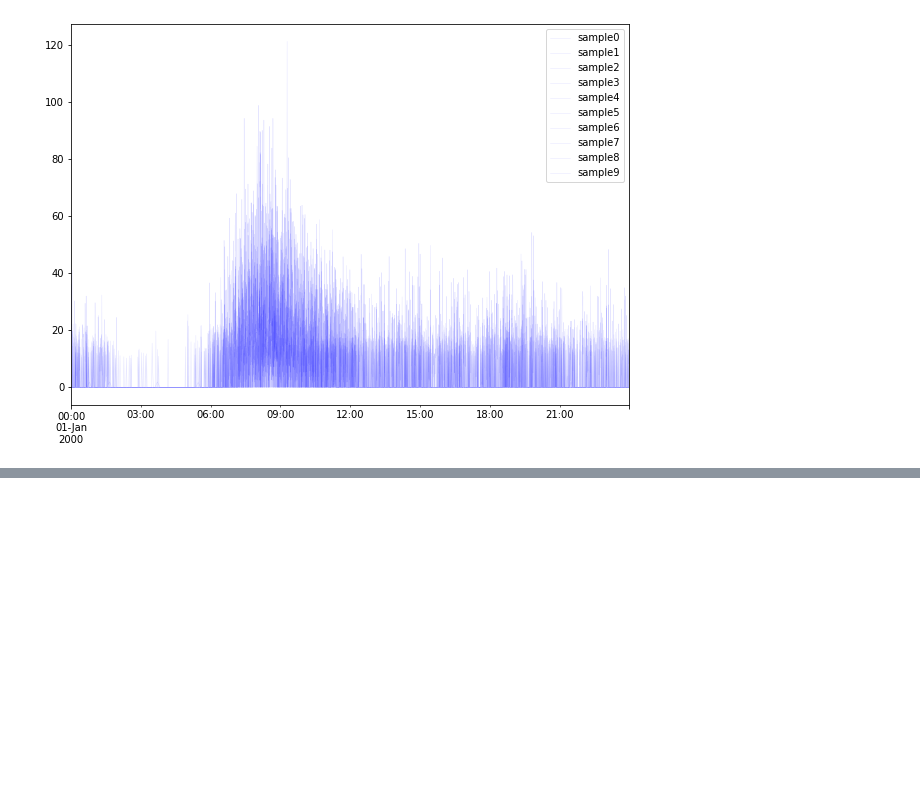
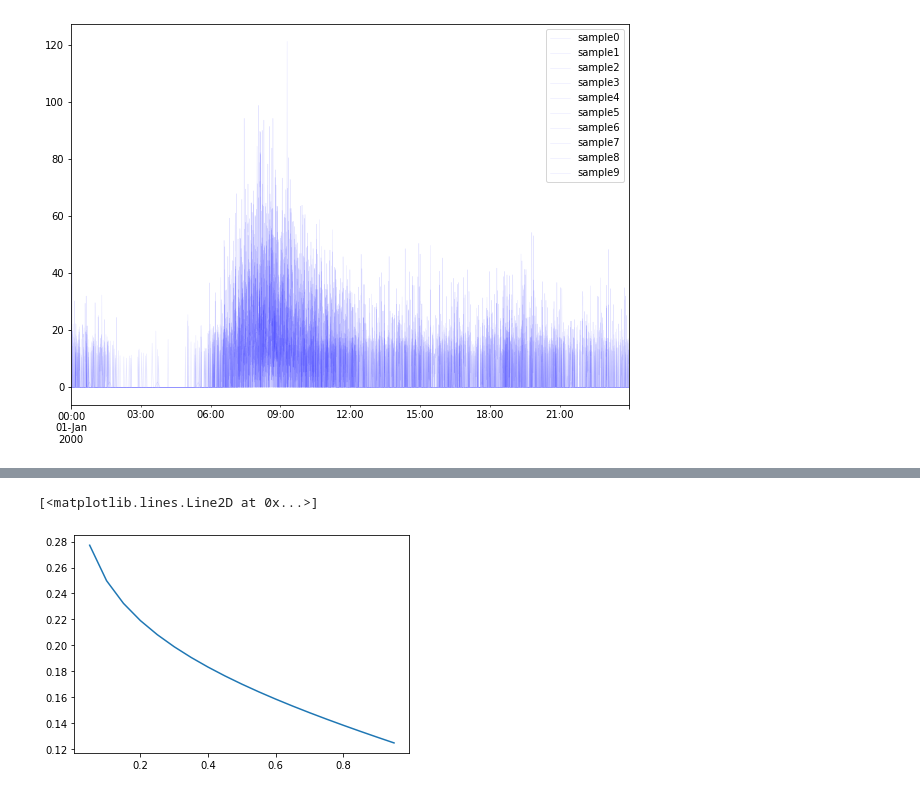
Before and after one commit to alBartig/SWMMpulse, a Jupyter notebook: eval_check_simdata.ipynb, the cells around one changed output, grey strips where cells are left out. Saved outputs shown, nothing was run; the diff lists cells and outputs as text; code cells hidden in the pictures; blank space fills up the shorter version.

```diff
--- a/eval_check_simdata.ipynb
+++ b/eval_check_simdata.ipynb
@@ -213,0 +323,10 @@ plt.savefig(fdir/"timeseries_alpha.png")
+# %%
+def dalpha(alpha):
+        return (-0.5*np.log(alpha/2))**0.5/24**0.5
+
+x = np.arange(0,1,0.05)
+y = dalpha(x)
+plt.plot(x, y)
+# %% [output]
+[<matplotlib.lines.Line2D at 0x...>]
+[figure, added]
```
Also changed, not shown: parts of 20 cells of this notebook, 3 other files.
